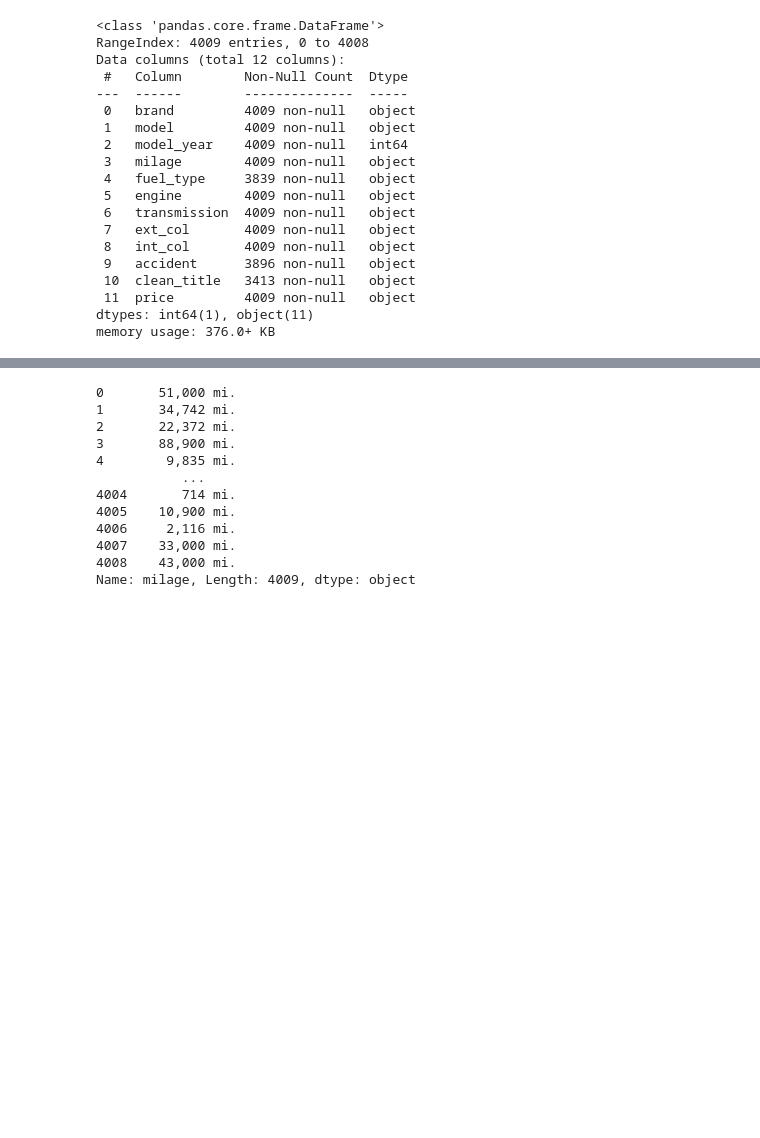
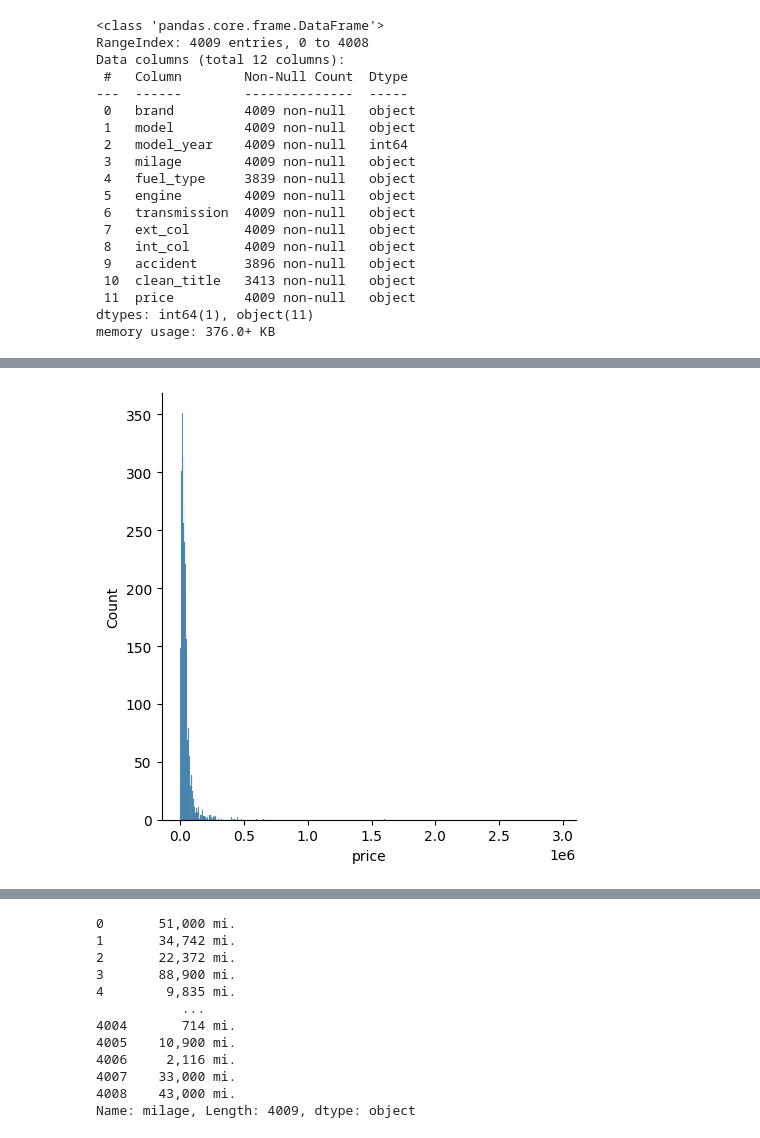
Before and after one commit to PabloJRW/used-car-price-prediction, a Jupyter notebook: notebooks/EDA.ipynb, the cells around one changed output, grey strips where cells are left out. Saved outputs shown, nothing was run; the diff lists cells and outputs as text; code cells hidden in the pictures; blank space fills up the shorter version.

```diff
--- a/notebooks/EDA.ipynb
+++ b/notebooks/EDA.ipynb
@@ -43,0 +79,6 @@ memory usage: 376.0+ KB
+# %%
+sns.displot(df['price'])
+plt.savefig(os.path.join('..','img','price'))
+plt.show()
+# %% [output]
+[figure, added]
```
Also changed, not shown: parts of 36 cells of this notebook, 2 other files.
